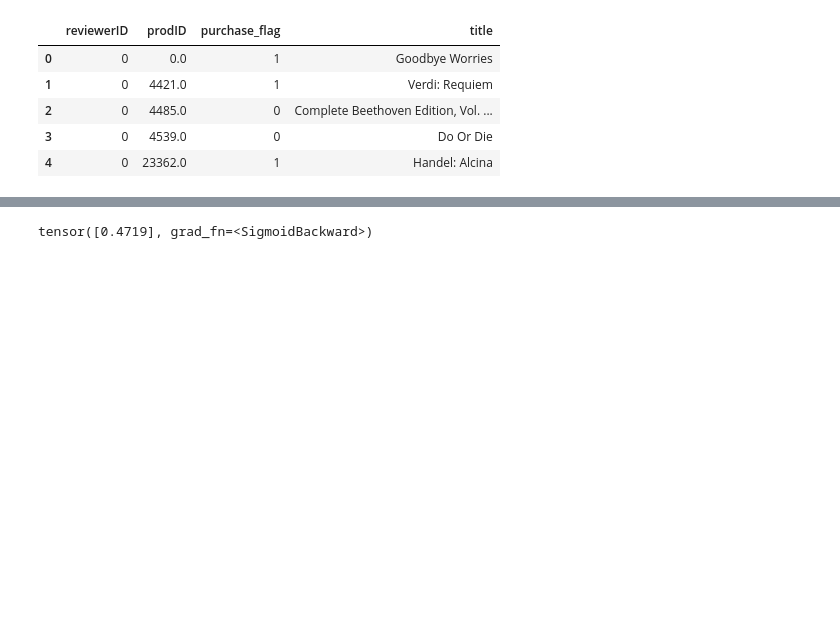
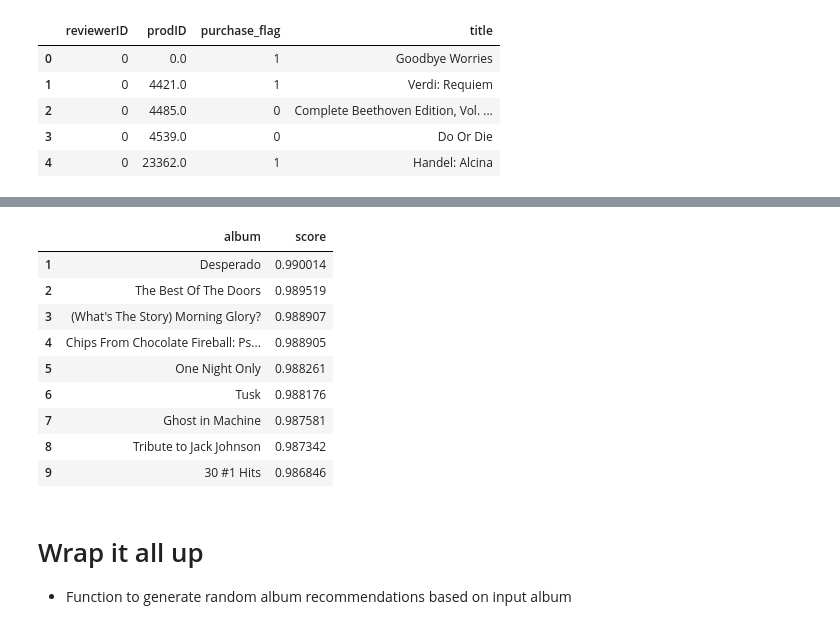
Before and after one commit to damiah/damiah.github.io, a Jupyter notebook: amazon-music-reviews/final-model.ipynb, the cells around one changed output, grey strips where cells are left out. Saved outputs shown, nothing was run; the diff lists cells and outputs as text; code cells hidden in the pictures; blank space fills up the shorter version.

```diff
--- a/amazon-music-reviews/final-model.ipynb
+++ b/amazon-music-reviews/final-model.ipynb
@@ -348,4 +313,16 @@ model.i_bias.weight = torch.nn.Parameter(pre_model['i_bias.weight'])
-# %%
-model.forward(torch.tensor([0]), torch.tensor([3]))
-# %% [output]
-tensor([0.4719], grad_fn=<SigmoidBackward>)
+# %%
+find_similar_albums('Revolver', 10)
+# %% [output]
+|  | album | score |
+| 1 | Desperado | 0.990014 |
+| 2 | The Best Of The Doors | 0.989519 |
+| 3 | (What's The Story) Morning Glory? | 0.988907 |
+| 4 | Chips From Chocolate Fireball: Ps... | 0.988905 |
+| 5 | One Night Only | 0.988261 |
+| 6 | Tusk | 0.988176 |
+| 7 | Ghost in Machine | 0.987581 |
+| 8 | Tribute to Jack Johnson | 0.987342 |
+| 9 | 30 #1 Hits | 0.986846 |
+# %% [markdown]
+# Wrap it all up
+- Function to generate random album recommendations based on input album
```
Also changed, not shown: parts of 20 cells of this notebook.
